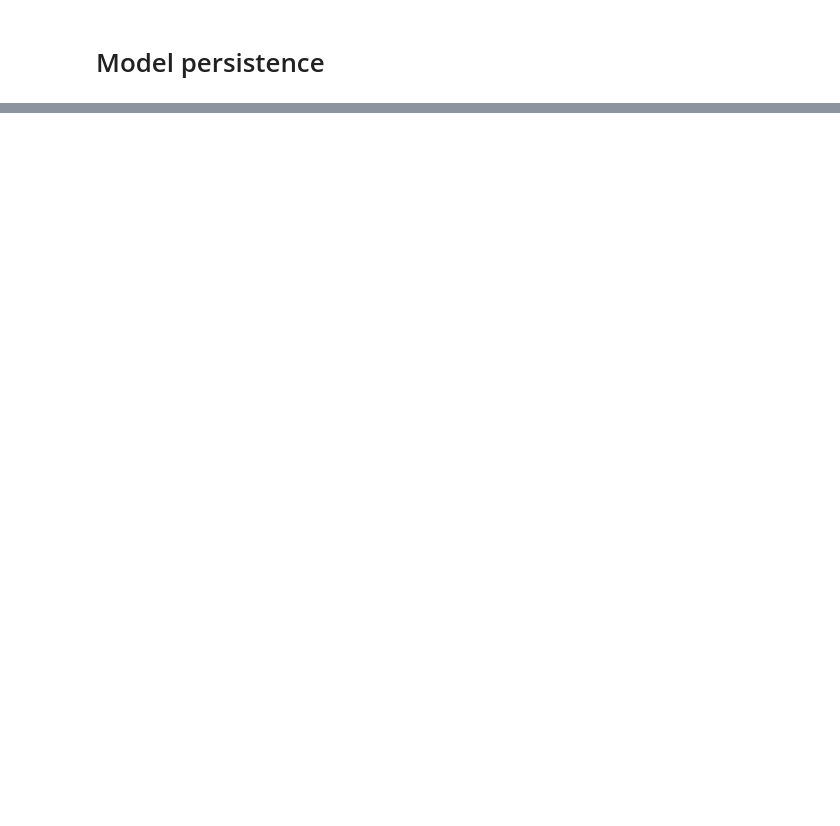
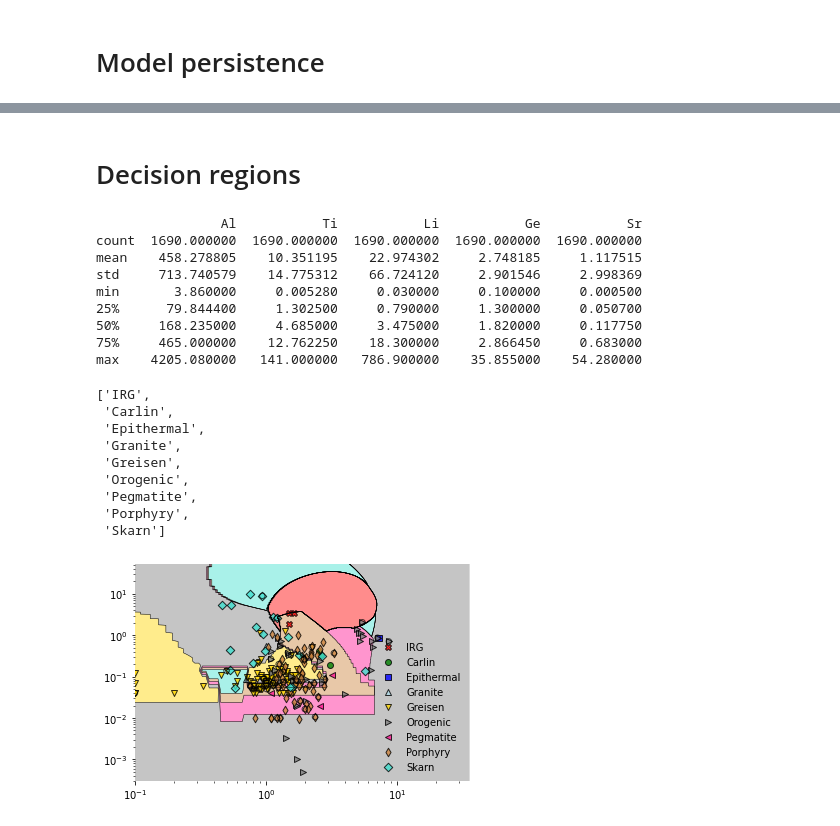
Before and after one commit to wuyuyu1024/quartz_classifier_2, a Jupyter notebook: reproduce_classifier.ipynb, the cells around one changed output, grey strips where cells are left out. Cells and saved outputs as stored; diff of their text form; code cells hidden in the pictures; blank space fills up the shorter version.

```diff
--- a/reproduce_classifier.ipynb
+++ b/reproduce_classifier.ipynb
@@ -217,10 +327,0 @@ dump(grid, "quartz_clf.joblib")
-# %%
-from sklearn.ensemble import RandomForestClassifier
-import sclblpy as sp
-clf = RandomForestClassifier()
-clf.fit(X, y)
-fv = np.array([2,5,5,5,5])
-docs = {}
-docs['name'] = "quartz_classifier"
-docs['documentation'] = """a test"""
-sp.upload(clf, fv, docs=docs)
@@ -236,0 +328,65 @@ False
+# %% [markdown]
+# Decision regions
+# %%
+from mlxtend.plotting import plot_decision_regions
+
+colors= ['r'   , 'g'       ,'blueviolet',
+         'gold', 'deeppink', 'turquoise',
+         'gray', 'b'       , 'peru']
+
+color = 'r,g,b,lightblue,gold,gray,deeppink,peru,turquoise'
+markers = ['X','o','s','^','v','>','<','d', 'D', '*']
+scatter_kwargs = {'s': 20, 'edgecolor': None, 'alpha': 0.8}
+contourf_kwargs = {'alpha': 0.5}
+scatter_highlight_kwargs = {'s': 30, 'label': 'Test data', 'alpha': 0.7}
+
+# X = my_resample(100, random_state=42)
+# y = X.pop('qtype')
+X_np = np.array(X)
+# y_int = np.array(pd.factorize(y)[0])
+# Plotting decision regions
+fig, ax = plt.subplots()
+# Decision region for feature 3 = 1.5
+value = 1.5
+# Plot training sample with feature 3 = 1.5 +/- 0.75
+width = 20
+# print(classification_report(y, grid.predict(X)))
+print(X.describe())
+plot_decision_regions(X_np, y_int, clf=grid,
+                      feature_index = [3, 4],
+                      filler_feature_values={2: 2, 1: 13, 0: 52},
+                      filler_feature_ranges={2: width, 1: width, 0: width},
+                      legend=2, colors=color, markers=markers,
+                      zoom_factor = 5000,
+                      X_highlight=np.array(X_test),
+#                       scatter_kwargs=scatter_kwargs,
+#                       contourf_kwargs=contourf_kwargs,
+                      scatter_highlight_kwargs=scatter_highlight_kwargs,
+                      ax=ax)
+# ax.set(xlim=[0,10], ylim=[0,10])
+ax.set(yscale='log', xscale='log')
+handles, labels = ax.get_legend_handles_labels()
+ax.legend(handles,
+          index,
+           framealpha=0.0, scatterpoints=1)
+index
+# %% [output]
+                Al           Ti           Li           Ge           Sr
+count  1690.000000  1690.000000  1690.000000  1690.000000  1690.000000
+mean    458.278805    10.351195    22.974302     2.748185     1.117515
+std     713.740579    14.775312    66.724120     2.901546     2.998369
+min       3.860000     0.005280     0.030000     0.100000     0.000500
+25%      79.844400     1.302500     0.790000     1.300000     0.050700
+50%     168.235000     4.685000     3.475000     1.820000     0.117750
+75%     465.000000    12.762250    18.300000     2.866450     0.683000
+max    4205.080000   141.000000   786.900000    35.855000    54.280000
+['IRG',
+ 'Carlin',
+ 'Epithermal',
+ 'Granite',
+ 'Greisen',
+ 'Orogenic',
+ 'Pegmatite',
+ 'Porphyry',
+ 'Skarn']
+[figure, added]
```
Also changed, not shown: parts of 22 cells of this notebook, 2 other files.
